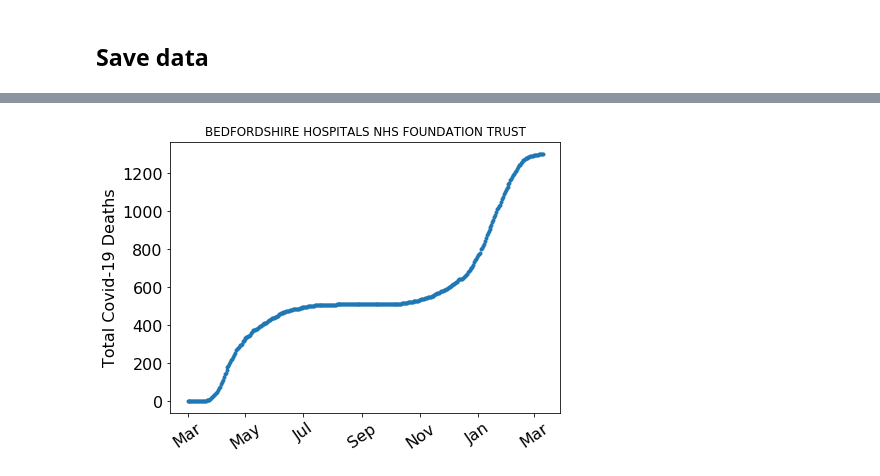
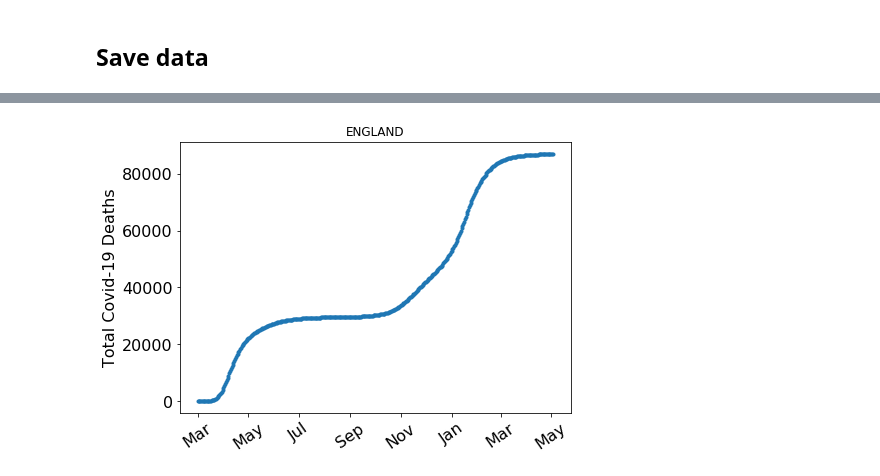
Before and after one commit to HowsMyNHS/NHSdata, a Jupyter notebook: Covid-19/covid19_deaths.ipynb, the cells around one changed output, grey strips where cells are left out. Saved outputs shown, nothing was run; the diff lists cells and outputs as text; code cells hidden in the pictures.

```diff
--- a/Covid-19/covid19_deaths.ipynb
+++ b/Covid-19/covid19_deaths.ipynb
@@ -81,13 +81,13 @@ Total covid19 related deaths in English hospitals: 84935
 # %%
-index = 3
+index = 0
 
 fig = plt.figure(figsize = (7,5))
 ax = fig.add_subplot(111)
 ax.set_title(names[index], size = 12)
 
 ax.plot(dates, np.cumsum(deaths[index,:]), ".")
 ax.set_ylabel("Total Covid-19 Deaths")
 ax.xaxis.set_tick_params(rotation=35)
 ax.xaxis.set_major_formatter(mdates.DateFormatter('%b'))
 # %% [output]
-[figure, old version]
+[figure, new version]
```
Also changed, not shown: parts of 3 cells of this notebook, 8 other files.
